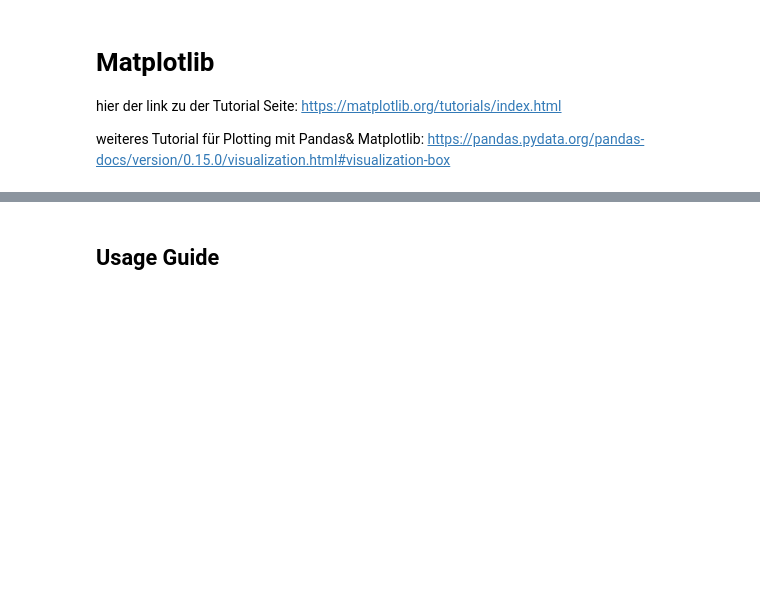
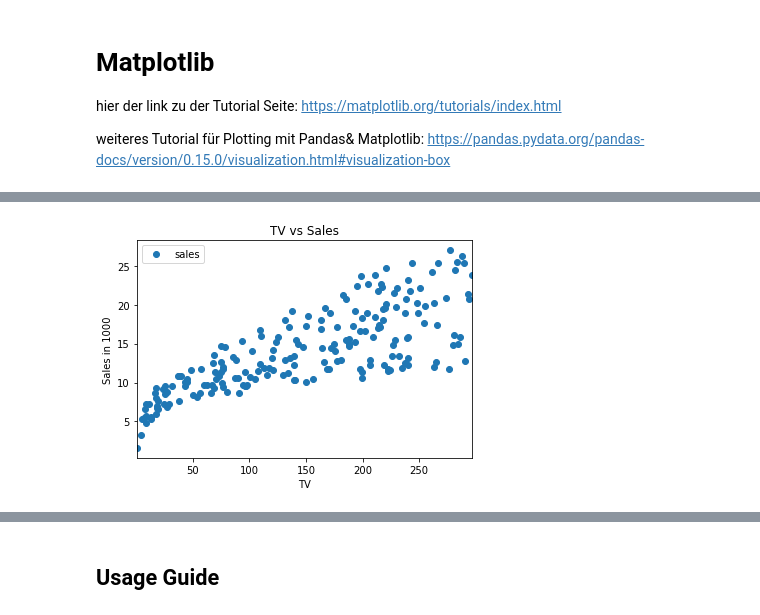
Before and after one commit to JHC90/Basic-DataScience-Skills, a Jupyter notebook: Packet_Visualisierung_matplotlib.ipynb, the cells around one changed output, grey strips where cells are left out. Cells and saved outputs as stored; diff of their text form; code cells hidden in the pictures; blank space fills up the shorter version.

```diff
--- a/Packet_Visualisierung_matplotlib.ipynb
+++ b/Packet_Visualisierung_matplotlib.ipynb
@@ -5,0 +47,9 @@ weiteres Tutorial für Plotting mit Pandas& Matplotlib: https://pandas.pydata.or
+# %%
+df1 = df[['TV', 'sales']]
+df1.plot(x='TV', y='sales', style='o')
+plt.title('TV vs Sales')
+plt.xlabel('TV')
+plt.ylabel('Sales in 1000')
+plt.show()
+# %% [output]
+[figure, added]
```
Also changed, not shown: parts of 18 cells of this notebook, 20 other files.
